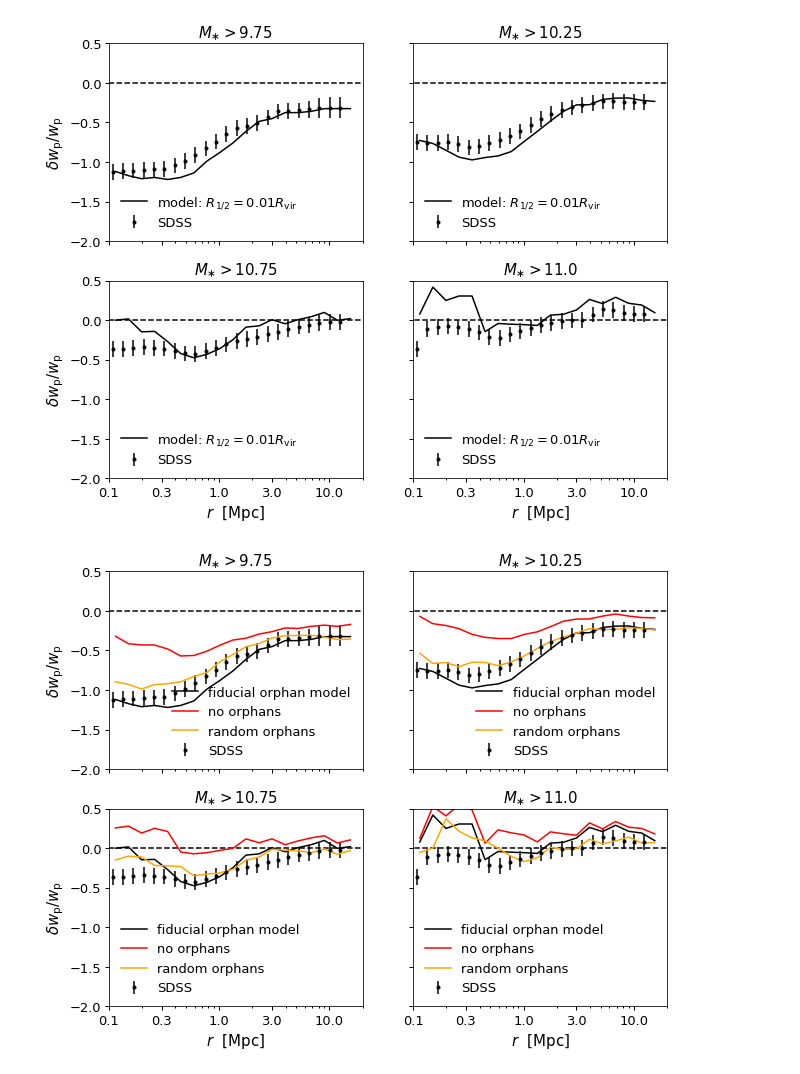
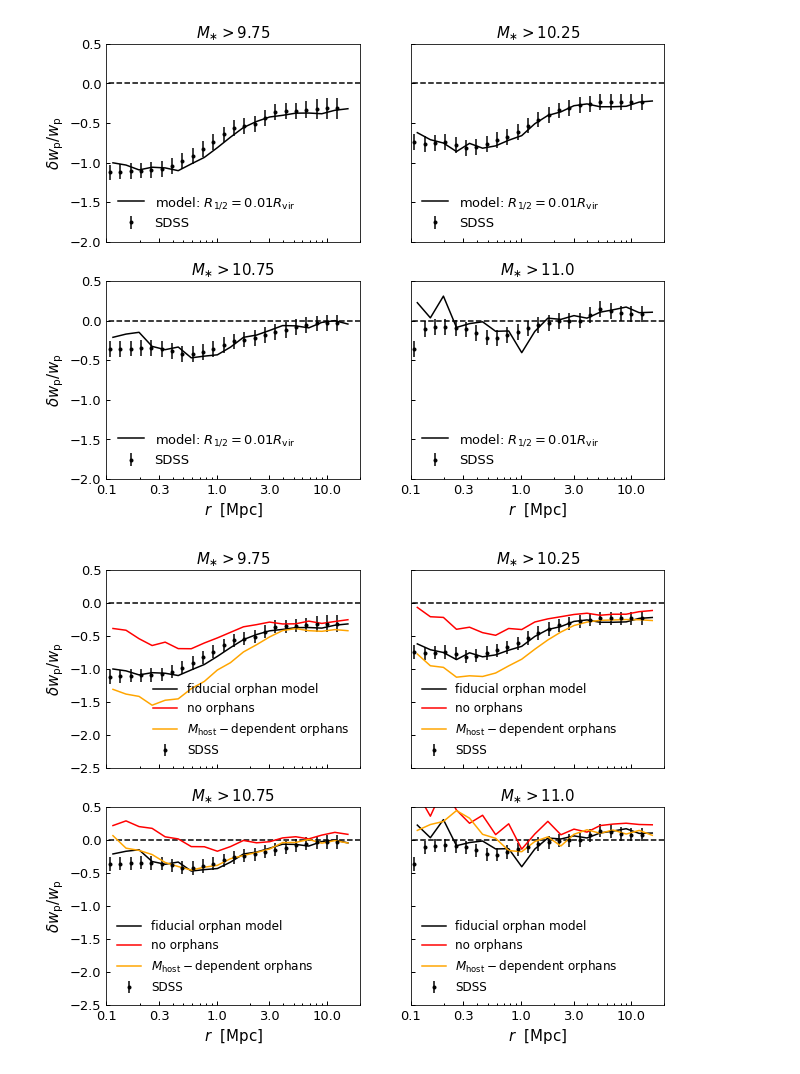
Before and after one commit to aphearin/galsize_models, a Jupyter notebook: notebooks/sham_based_penultimate_results.ipynb, the cells around one changed output. Saved outputs shown, nothing was run; the diff lists cells and outputs as text; code cells hidden in the pictures.

```diff
--- a/notebooks/sham_based_penultimate_results.ipynb
+++ b/notebooks/sham_based_penultimate_results.ipynb
@@ -27,20 +27,27 @@ sliding_rank_orders = python_sliding_rank(x, y, window_length)
 size_percentile = (1. + sliding_rank_orders)/float(window_length+1)
 sdss['r50_percentile'] = size_percentile
 # %%
-from galsize_models.models import load_orphan_subhalos, moustakas_sham, orphan_selection
+from galsize_models.models import load_orphan_subhalos, moustakas_sham
 subhalos = load_orphan_subhalos()
 
 subhalos['sm'] = moustakas_sham(subhalos['mpeak'], 0.25)
 
-orphan_mask = orphan_selection(subhalos)
+from galsize_models.models import orphan_selection, random_orphan_selection
 
+mhost_dependent_orphan_mask = orphan_selection(subhalos)
+mhost_dependent_orphan_mock = subhalos[mhost_dependent_orphan_mask]
+
+# num_total_orphans = np.count_nonzero(mhost_dependent_orphan_mock['orphan'])
+num_total_orphans = 300000
+
+orphan_mask = random_orphan_selection(subhalos, num_total_orphans)
 mock = subhalos[orphan_mask]
 # %%
 from galsize_models.models import component_size_vs_rhalo
 
 normalization_all = 0.01
 alpha_all = 1.
-scatter_all = 0.25
+scatter_all = 0.2
 
 mock['r50_nocorr'] = component_size_vs_rhalo(mock['rvir_zpeak'],
                         normalization_all, alpha_all,
@@ -606,3 +618,9 @@ fracdiff_sm11p25_random_orphans = (wp_large_mock_sm11p25_random_orphans-wp_small
+# %%
+fracdiff_sm9p75_mhost_orphans = (wp_large_mock_sm9p75_mhost_orphans-wp_small_mock_sm9p75_mhost_orphans)/wp_all_mock_sm9p75_mhost_orphans
+fracdiff_sm10p25_mhost_orphans = (wp_large_mock_sm10p25_mhost_orphans-wp_small_mock_sm10p25_mhost_orphans)/wp_all_mock_sm10p25_mhost_orphans
+fracdiff_sm10p75_mhost_orphans = (wp_large_mock_sm10p75_mhost_orphans-wp_small_mock_sm10p75_mhost_orphans)/wp_all_mock_sm10p75_mhost_orphans
+fracdiff_sm11p0_mhost_orphans = (wp_large_mock_sm11p0_mhost_orphans-wp_small_mock_sm11p0_mhost_orphans)/wp_all_mock_sm11p0_mhost_orphans
+fracdiff_sm11p25_mhost_orphans = (wp_large_mock_sm11p25_mhost_orphans-wp_small_mock_sm11p25_mhost_orphans)/wp_all_mock_sm11p25_mhost_orphans
 # %%
 fig, axes = plt.subplots(2, 2, figsize=(10, 8), sharex=True)
 (ax1, ax2), (ax3, ax4) = axes
@@ -672,7 +690,7 @@ legend = ax4.legend()
 figname = 'rvir_only_wp_ratios.pdf'
 fig.savefig(figname, bbox_extra_artists=[xlabel3, ylabel3], bbox_inches='tight')
 # %% [output]
-[figure, old version]
+[figure, new version]
 # %%
 fig, axes = plt.subplots(2, 2, figsize=(10, 8), sharex=True)
 (ax1, ax2), (ax3, ax4) = axes
@@ -680,7 +698,7 @@ fig, axes = plt.subplots(2, 2, figsize=(10, 8), sharex=True)
 for ax in (ax1, ax2, ax3, ax4):
     xscale = ax.set_xscale('log')
     xlim = ax.set_xlim(0.1, 20)
-    ylim = ax.set_ylim(-2, 0.5)
+    ylim = ax.set_ylim(-2.5, 0.5)
     __=ax.plot(np.logspace(-2, 2, 100), np.zeros(100), '--', color='k')
 
 xlabel3 = ax3.set_xlabel(r'$r$  $[{\rm Mpc}]$')
@@ -721,43 +739,43 @@ __=ax4.plot(rp_mids[ifirst:], fracdiff_sm11p0_nocorr[ifirst:], color='k',
 __=ax1.plot(rp_mids, fracdiff_sm9p75_noorphan, color='red',
            label=r'no orphans')
 __=ax2.plot(rp_mids, fracdiff_sm10p25_noorphan, color='red',
            label=r'no orphans')
 __=ax3.plot(rp_mids, fracdiff_sm10p75_noorphan, color='red',
            label=r'no orphans')
 __=ax4.plot(rp_mids[ifirst:], fracdiff_sm11p0_noorphan[ifirst:], color='red',
            label=r'no orphans')
 
-__=ax1.plot(rp_mids, fracdiff_sm9p75_random_orphans, color='orange',
-           label=r'random orphans')
-__=ax2.plot(rp_mids, fracdiff_sm10p25_random_orphans, color='orange',
-           label=r'random orphans')
-__=ax3.plot(rp_mids, fracdiff_sm10p75_random_orphans, color='orange',
-           label=r'random orphans')
-__=ax4.plot(rp_mids[ifirst:], fracdiff_sm11p0_random_orphans[ifirst:], color='orange',
-           label=r'random orphans')
+__=ax1.plot(rp_mids, fracdiff_sm9p75_mhost_orphans, color='orange',
+           label=r'$M_{\rm host}-$dependent orphans')
+__=ax2.plot(rp_mids, fracdiff_sm10p25_mhost_orphans, color='orange',
+           label=r'$M_{\rm host}-$dependent orphans')
+__=ax3.plot(rp_mids, fracdiff_sm10p75_mhost_orphans, color='orange',
+           label=r'$M_{\rm host}-$dependent orphans')
+__=ax4.plot(rp_mids[ifirst:], fracdiff_sm11p0_mhost_orphans[ifirst:], color='orange',
+           label=r'$M_{\rm host}-$dependent orphans')
 
 ax3.set_xticks((0.1, 0.3, 1, 3, 10))
 ax4.set_xticks((0.1, 0.3, 1, 3, 10))
 ax1.get_xaxis().set_minor_formatter(ticker.NullFormatter())
 ax1.get_xaxis().set_major_formatter(ticker.NullFormatter())
 ax2.get_xaxis().set_minor_formatter(ticker.NullFormatter())
 ax2.get_xaxis().set_major_formatter(ticker.NullFormatter())
 ax3.get_xaxis().set_major_formatter(ticker.ScalarFormatter())
 ax3.get_xaxis().set_minor_formatter(ticker.NullFormatter())
 ax4.get_xaxis().set_major_formatter(ticker.ScalarFormatter())
 ax4.get_xaxis().set_minor_formatter(ticker.NullFormatter())
 
 labels = [item.get_text() for item in ax2.get_yticklabels()]
 empty_string_labels = ['']*len(labels)
 ax2.set_yticklabels(empty_string_labels)
 ax4.set_yticklabels(empty_string_labels)
 
-legend = ax1.legend()
-legend = ax2.legend()
-legend = ax3.legend()
-legend = ax4.legend()
+legend = ax1.legend(fontsize=12)
+legend = ax2.legend(fontsize=12)
+legend = ax3.legend(fontsize=12)
+legend = ax4.legend(fontsize=12)
 
 figname = 'clustering_ratios_orphan_impact.pdf'
 fig.savefig(figname, bbox_extra_artists=[xlabel3, ylabel3], bbox_inches='tight')
 # %% [output]
-[figure, old version]
+[figure, new version]
```
Also changed, not shown: parts of 13 cells of this notebook.
